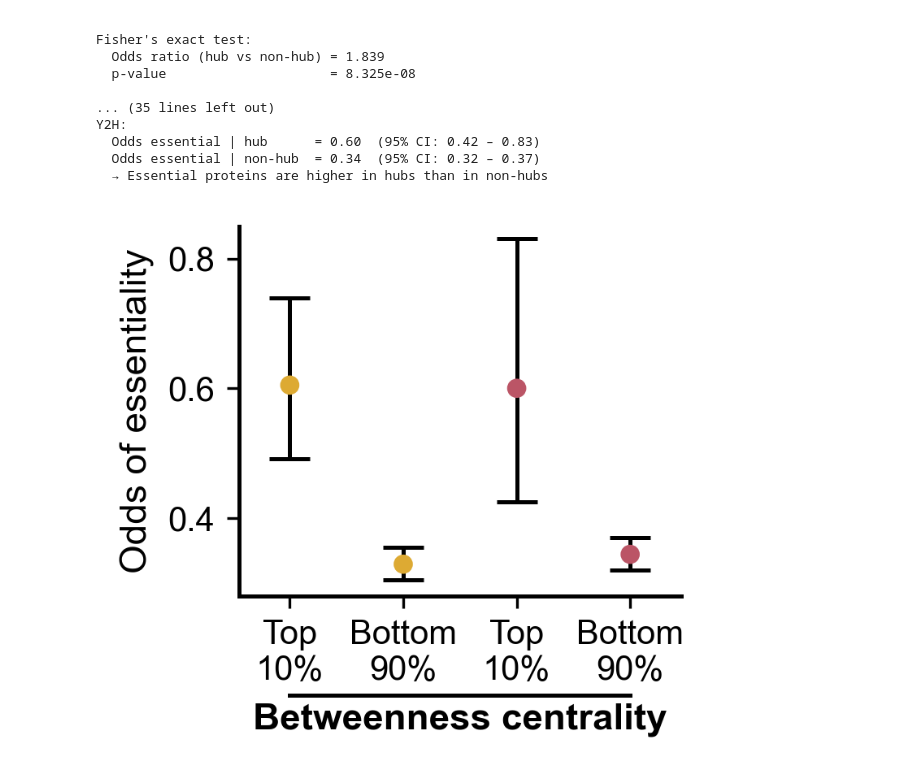
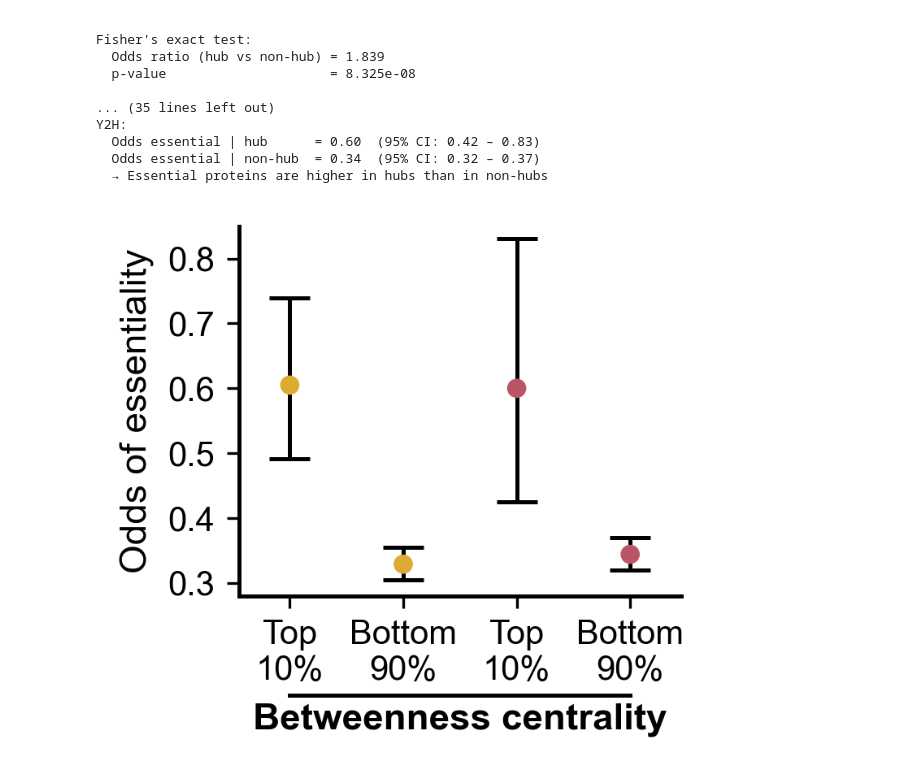
Before and after one commit to NCEMS/energetic-origins-of-PPI-connectivity, a Jupyter notebook: figures/supplementary/1-supplementary-figure.ipynb, the cells around one changed output. Saved outputs shown, nothing was run; the diff lists cells and outputs as text; code cells hidden in the pictures.

```diff
--- a/figures/supplementary/1-supplementary-figure.ipynb
+++ b/figures/supplementary/1-supplementary-figure.ipynb
@@ -612,31 +612,32 @@ ax.plot(
 )
 ax.text(
     3.3, -0.29, "Betweenness centrality",
     transform=trans,
     ha="center",
     va="top",
     fontsize=11,
     fontweight="bold",
     color='black',
 )
 
 # Axes and style
 ax.set_xticks(x_pos)
 ax.set_xticklabels(labels, fontsize=11, ha='center')
 ax.margins(x=0.15)
 ax.set_ylabel("Odds of essentiality", fontsize=11)
 ax.set_ylim(0.28, 0.85)
+ax.set_yticks([0.3, 0.4, 0.5, 0.6, 0.7, 0.8])
 
 ax.spines["top"].set_visible(False)
 ax.spines["right"].set_visible(False)
 ax.spines["left"].set_linewidth(1.2)
 ax.spines["bottom"].set_linewidth(1.2)
 ax.tick_params(axis='both', labelsize=10)
 plt.subplots_adjust(bottom=0.24)
 
 plt.tight_layout()
 
 plt.savefig("Supp1-2.svg", bbox_inches="tight", dpi=400)
 plt.show()
 # %% [output]
-[figure, old version]
+[figure, new version]
```
Also changed, not shown: parts of 1 cell of this notebook, 6 other files.
